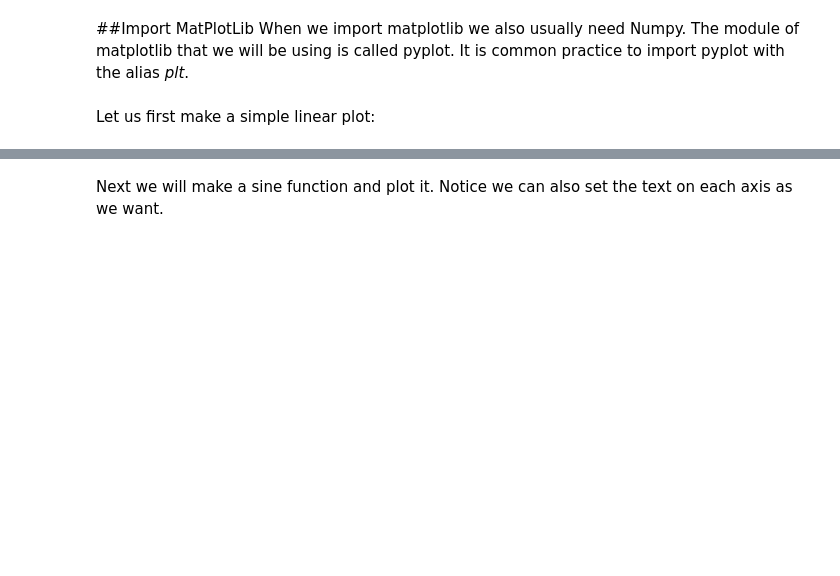
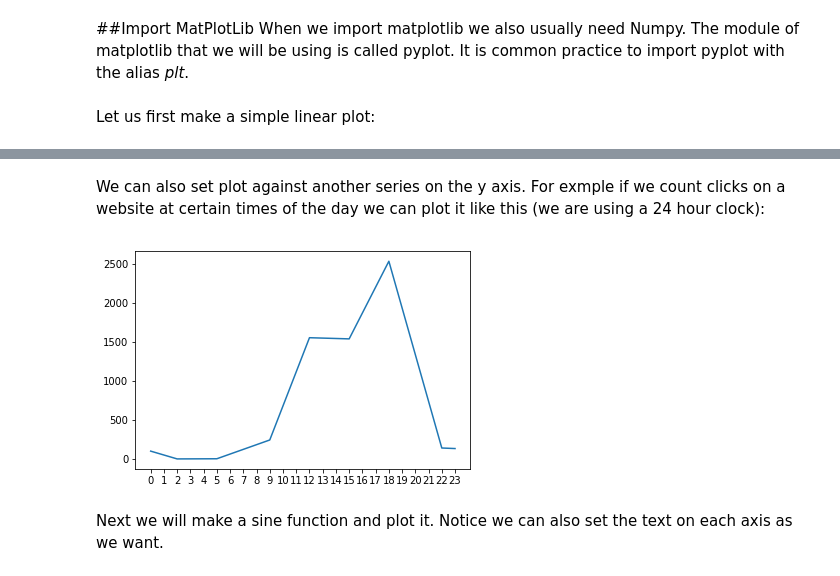
Before and after one commit to NovaMaja/python, a Jupyter notebook: MatPlotLib_intro.ipynb, the cells around one changed output, grey strips where cells are left out. Saved outputs shown, nothing was run; the diff lists cells and outputs as text; code cells hidden in the pictures; blank space fills up the shorter version.

```diff
--- a/MatPlotLib_intro.ipynb
+++ b/MatPlotLib_intro.ipynb
@@ -25,3 +25,14 @@ plt.show()
+# %% [markdown]
+We can also set plot against another series on the y axis.
+For exmple if we count clicks on a website at certain times of the day we can plot it like this (we are using a 24 hour clock):
+# %%
+times = np.array([0, 2, 5, 9, 12, 15, 18, 22, 23])
+clicks = np.array([100, 0, 2, 243, 1555, 1540, 2536, 140, 133])
+plt.xticks(np.arange(0, 24, step=1))
+plt.plot(times, clicks)
+plt.show()
+# %% [output]
+[figure, added]
 # %% [markdown]
 Next we will make a sine function and plot it. Notice we can also set the text on each axis as we want.
 # %%
```
Also changed, not shown: parts of 1 cell of this notebook.
